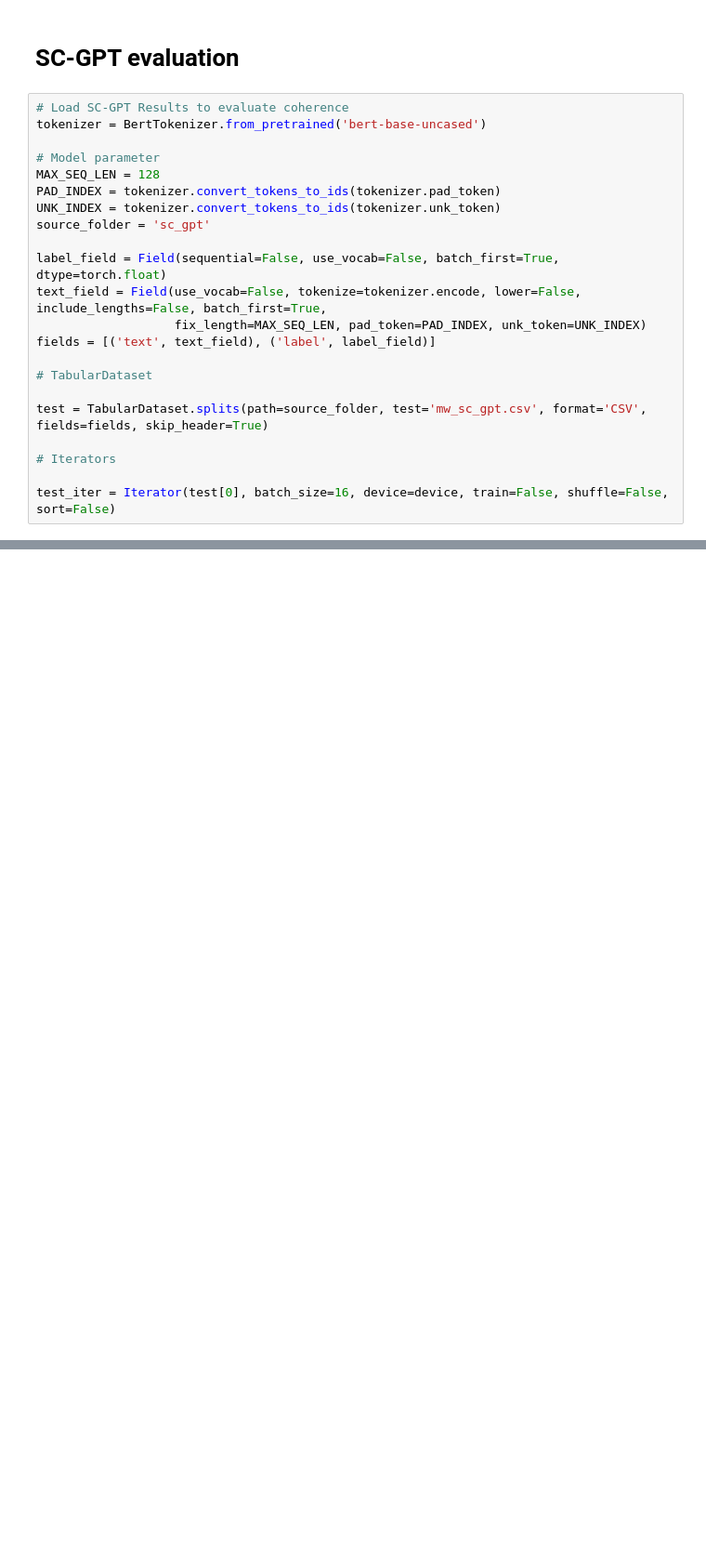
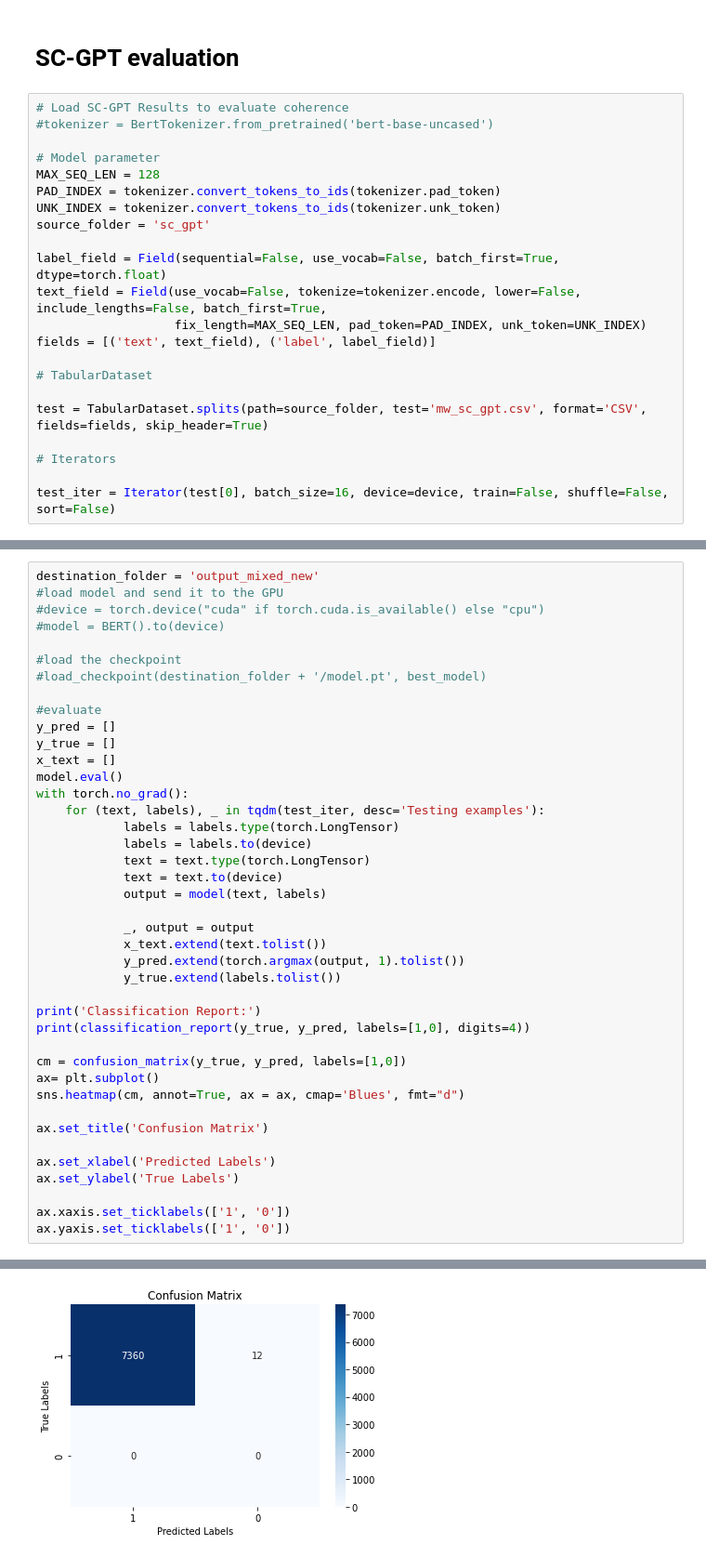
Before and after one commit to mrcmoresi/coherence_eval, a Jupyter notebook: utils_coherence/Coherence classification.ipynb, the cells around one changed output, grey strips where cells are left out. Shown at 93% size. Drawn from its saved outputs; the diff is of its cells as text; blank space fills up the shorter version.

```diff
--- a/utils_coherence/Coherence classification.ipynb
+++ b/utils_coherence/Coherence classification.ipynb
@@ -295,7 +337,7 @@ weighted avg     0.9940    0.9940    0.9940      7488
 # SC-GPT evaluation
 # %%
 # Load SC-GPT Results to evaluate coherence
-tokenizer = BertTokenizer.from_pretrained('bert-base-uncased')
+#tokenizer = BertTokenizer.from_pretrained('bert-base-uncased')
 
 # Model parameter
 MAX_SEQ_LEN = 128
@@ -345,0 +478,42 @@ weighted avg     1.0000    0.9901    0.9950      7372
+# %%
+destination_folder = 'output_mixed_new'
+#load model and send it to the GPU
+#device = torch.device("cuda" if torch.cuda.is_available() else "cpu")
+#model = BERT().to(device)
+
+#load the checkpoint
+#load_checkpoint(destination_folder + '/model.pt', best_model)
+
+#evaluate
+y_pred = []
+y_true = []
+x_text = []
+model.eval()
+with torch.no_grad():
+    for (text, labels), _ in tqdm(test_iter, desc='Testing examples'):
+            labels = labels.type(torch.LongTensor)
+            labels = labels.to(device)
+            text = text.type(torch.LongTensor)
+            text = text.to(device)
+            output = model(text, labels)
+
+            _, output = output
+            x_text.extend(text.tolist())
+            y_pred.extend(torch.argmax(output, 1).tolist())
+            y_true.extend(labels.tolist())
+
+print('Classification Report:')
+print(classification_report(y_true, y_pred, labels=[1,0], digits=4))
+
+cm = confusion_matrix(y_true, y_pred, labels=[1,0])
+ax= plt.subplot()
+sns.heatmap(cm, annot=True, ax = ax, cmap='Blues', fmt="d")
+
+ax.set_title('Confusion Matrix')
+
+ax.set_xlabel('Predicted Labels')
+ax.set_ylabel('True Labels')
+
+ax.xaxis.set_ticklabels(['1', '0'])
+ax.yaxis.set_ticklabels(['1', '0'])
+# %% [output]
@@ -345,0 +530 @@ weighted avg     1.0000    0.9901    0.9950      7372
+[figure, added]
```
Also changed, not shown: parts of 19 cells of this notebook, 8 other files.
